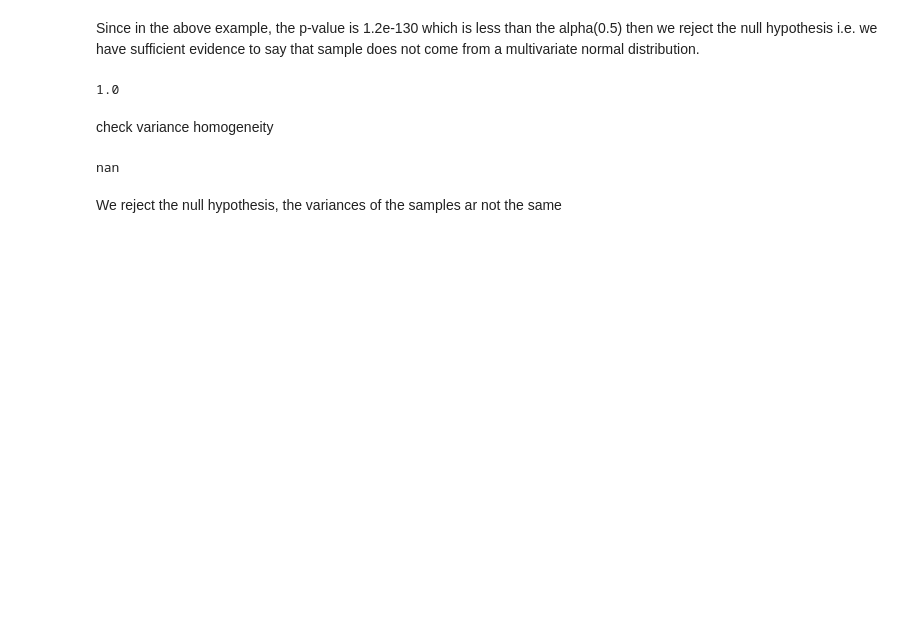
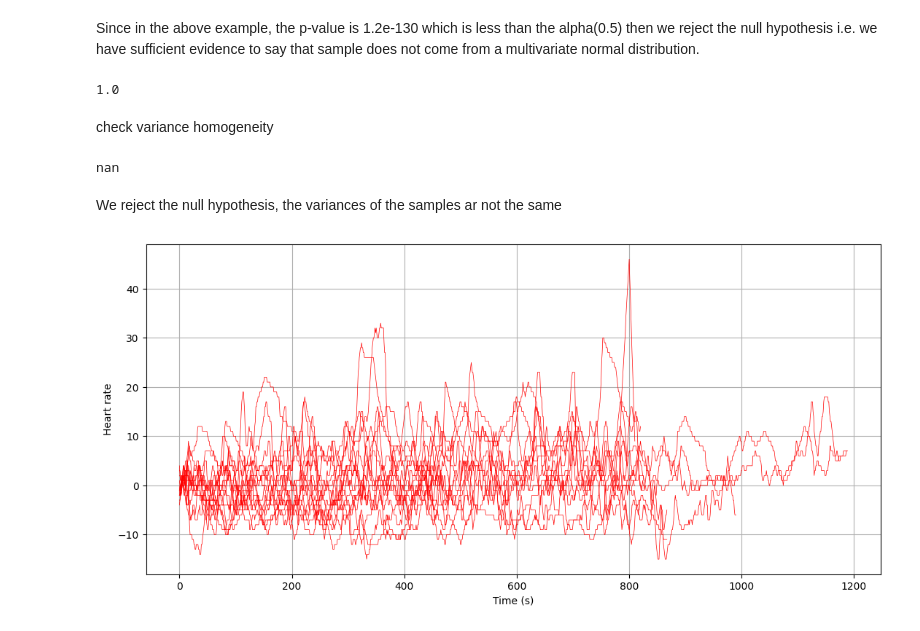
Before and after one commit to tommdim/statistics-101, a Jupyter notebook: project/src/vale.ipynb, the cells around one changed output. Drawn from its saved outputs; the diff is of its cells as text; code cells hidden in the pictures; blank space fills up the shorter version.

```diff
--- a/project/src/vale.ipynb
+++ b/project/src/vale.ipynb
@@ -137,3 +119,55 @@ p_value_var
 nan
 # %% [markdown]
 We reject the null hypothesis, the variances of the samples ar not the same
+# %%
+drealwage = pd.read_csv("prova.csv")
+realwage = pd.read_csv("prova.csv")
+realwage = realwage.pivot_table(values='Value',
+                                index='Time',
+                                columns=['Game', 'Player', 'Statistics'])
+
+plt.rcParams["figure.figsize"] = (13,6)
+hb0 = realwage['Game0']['b']['HR'] - heart_rate_delta(realwage,'b','Game0')
+hb1 = realwage['Game1']['b']['HR'] - heart_rate_delta(realwage,'b','Game1')
+hb2 = realwage['Game2']['b']['HR'] - heart_rate_delta(realwage,'b','Game2')
+hb3 = realwage['Game3']['b']['HR'] - heart_rate_delta(realwage,'b','Game3')
+hb4 = realwage['Game4']['b']['HR'] - heart_rate_delta(realwage,'b','Game4')
+hb5 = realwage['Game5']['b']['HR'] - heart_rate_delta(realwage,'b','Game5')
+hb6 = realwage['Game6']['b']['HR'] - heart_rate_delta(realwage,'b','Game6')
+hb7 = realwage['Game7']['b']['HR'] - heart_rate_delta(realwage,'b','Game7')
+
+hw0 = realwage['Game0']['w']['HR'] - heart_rate_delta(realwage,'w','Game0')
+hw1 = realwage['Game1']['w']['HR'] - heart_rate_delta(realwage,'w','Game1')
+hw2 = realwage['Game2']['w']['HR'] - heart_rate_delta(realwage,'w','Game2')
+hw3 = realwage['Game3']['w']['HR'] - heart_rate_delta(realwage,'w','Game3')
+hw4 = realwage['Game4']['w']['HR'] - heart_rate_delta(realwage,'w','Game4')
+hw5 = realwage['Game5']['w']['HR'] - heart_rate_delta(realwage,'w','Game5')
+hw6 = realwage['Game6']['w']['HR'] - heart_rate_delta(realwage,'w','Game6')
+hw7 = realwage['Game7']['w']['HR'] - heart_rate_delta(realwage,'w','Game7')
+
+t = realwage.index
+
+plt.grid()
+plt.plot(t,hb0, 'red',linewidth=0.5)
+plt.plot(t,hb1,'red',linewidth=0.5)
+plt.plot(t,hb2,'red',linewidth=0.5)
+plt.plot(t,hb3,'red',linewidth=0.5)
+plt.plot(t,hb4,'red',linewidth=0.5)
+plt.plot(t,hb5,'red',linewidth=0.5)
+plt.plot(t,hb6,'red',linewidth=0.5)
+plt.plot(t,hb7,'red',linewidth=0.5)
+
+plt.plot(t,hw0, 'red',linewidth=0.5)
+plt.plot(t,hw1,'red',linewidth=0.5)
+plt.plot(t,hw2,'red',linewidth=0.5)
+plt.plot(t,hw3,'red',linewidth=0.5)
+plt.plot(t,hw4,'red',linewidth=0.5)
+plt.plot(t,hw5,'red',linewidth=0.5)
+plt.plot(t,hw6,'red',linewidth=0.5)
+plt.plot(t,hw7,'red',linewidth=0.5)
+
+plt.xlabel("Time (s)")
+plt.ylabel("Heart rate")
+plt.show()
+# %% [output]
+[figure, added]
```
Also changed, not shown: parts of 17 cells of this notebook.
